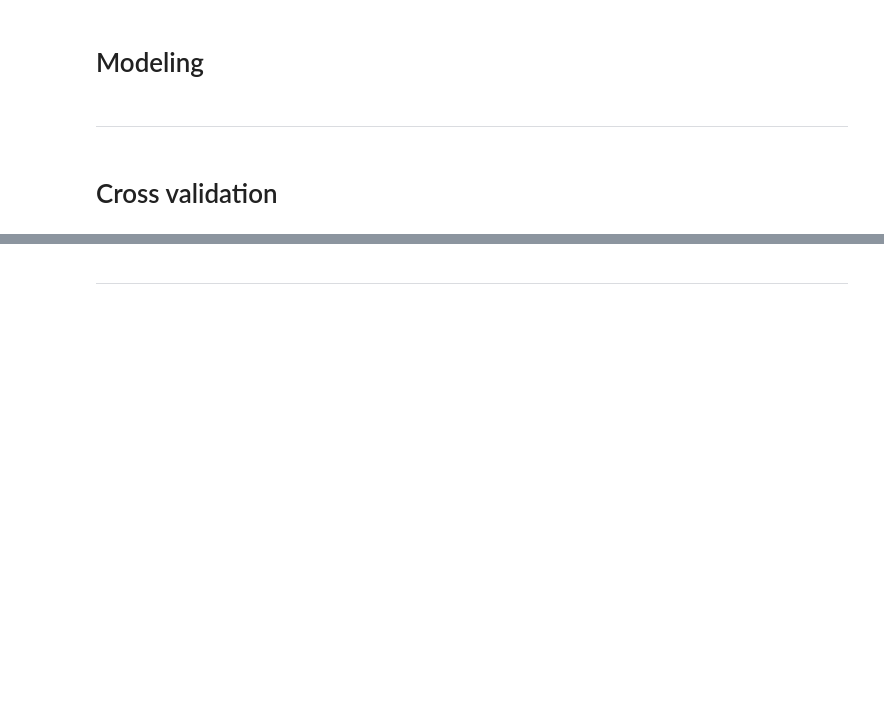
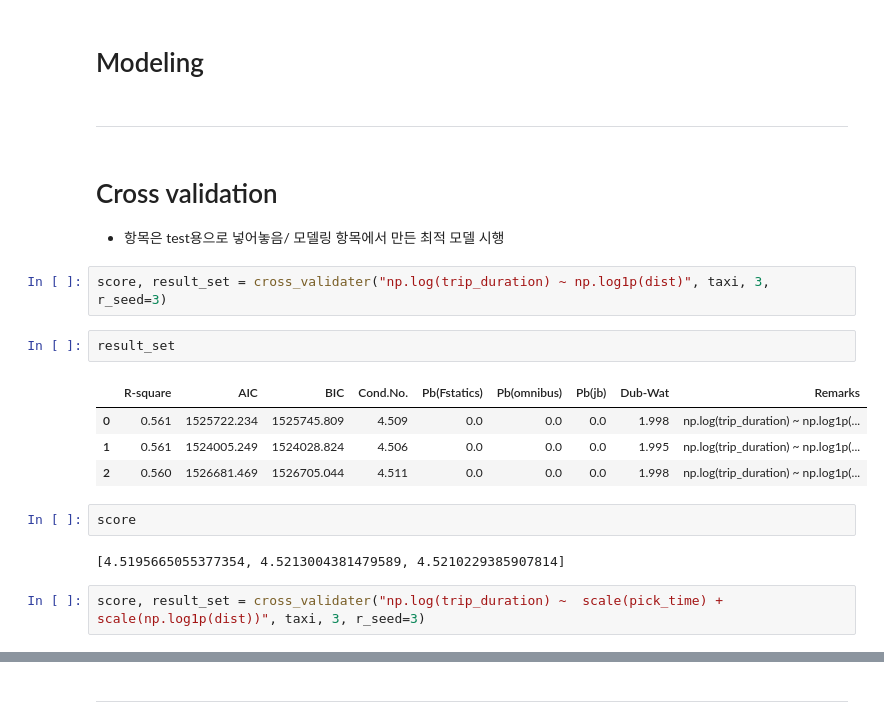
Before and after one commit to Moons08/dss-project-taxi, a Jupyter notebook: project_report.ipynb, the cells around one changed output, grey strips where cells are left out. Saved outputs shown, nothing was run; the diff lists cells and outputs as text; blank space fills up the shorter version.

Commit message:
add cross_validation

```diff
--- a/project_report.ipynb
+++ b/project_report.ipynb
@@ -761,5 +761,21 @@ vif
 # Modeling
 # %% [markdown]
 ---
-# %% [markdown]
-# Cross validation
+# %% [markdown]
+# Cross validation
+- 항목은 test용으로 넣어놓음/ 모델링 항목에서 만든 최적 모델 시행
+# %%
+score, result_set = cross_validater("np.log(trip_duration) ~ np.log1p(dist)", taxi, 3, r_seed=3)
+# %%
+result_set
+# %% [output]
+|  | R-square | AIC | BIC | Cond.No. | Pb(Fstatics) | Pb(omnibus) | Pb(jb) | Dub-Wat | Remarks |
+| 0 | 0.561 | 1525722.234 | 1525745.809 | 4.509 | 0.0 | 0.0 | 0.0 | 1.998 | np.log(trip_duration) ~ np.log1p(... |
+| 1 | 0.561 | 1524005.249 | 1524028.824 | 4.506 | 0.0 | 0.0 | 0.0 | 1.995 | np.log(trip_duration) ~ np.log1p(... |
+| 2 | 0.560 | 1526681.469 | 1526705.044 | 4.511 | 0.0 | 0.0 | 0.0 | 1.998 | np.log(trip_duration) ~ np.log1p(... |
+# %%
+score
+# %% [output]
+[4.5195665055377354, 4.5213004381479589, 4.5210229385907814]
+# %%
+score, result_set = cross_validater("np.log(trip_duration) ~  scale(pick_time) + scale(np.log1p(dist))", taxi, 3, r_seed=3)
```
Also changed, not shown: parts of 2 cells of this notebook.
